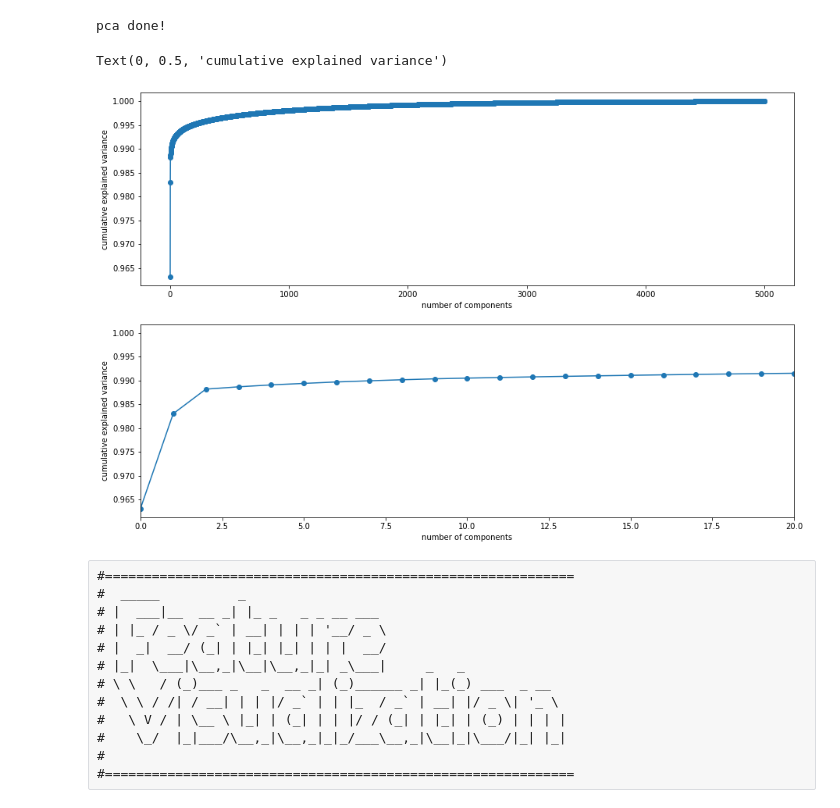
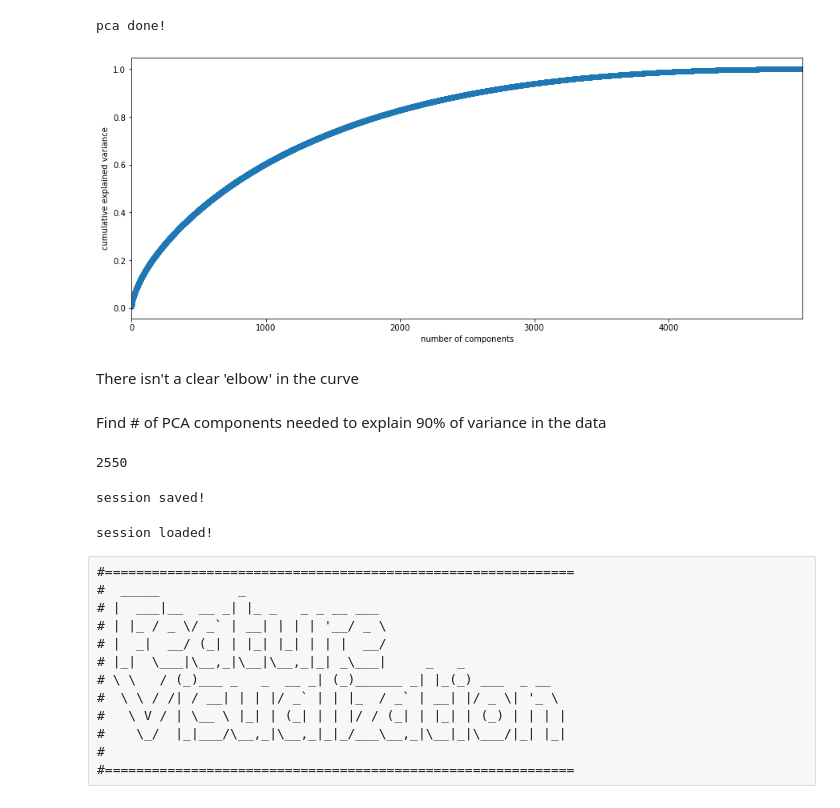
Before and after one commit to clairebrekken/CourseProject, a Jupyter notebook: jx_dev/dev.ipynb, the cells around one changed output. Drawn from its saved outputs; the diff is of its cells as text; code cells hidden in the pictures.

```diff
--- a/jx_dev/dev.ipynb
+++ b/jx_dev/dev.ipynb
@@ -104,7 +104,8 @@ x_train.shape
 #==========================================
 # %%
 # compute PCAs
-pca = PCA().fit(x_train)
+x_train_scaled = StandardScaler().fit_transform(x_train)
+pca            = PCA().fit(x_train_scaled)
 print('pca done!')
 # %% [output]
 pca done!
@@ -114,27 +115,38 @@ var_exp = np.cumsum(pca.explained_variance_ratio_)
 
 # num of components
 n_comp  = range(len(var_exp))
-# %%
-# plot explained variance vs. # of components
-
-f, (ax1, ax2) = plt.subplots(2, 1, sharey = True, figsize = (15, 10))
-ax1.plot(n_comp, var_exp, '-o')
-ax1.set_xlabel('number of components')
-ax1.set_ylabel('cumulative explained variance')
-
-# zoom in
-xmax = 20
-ax2.plot(n_comp, var_exp, '-o')
-ax2.set_xlim([0, xmax])
-ax2.set_xlabel('number of components')
-ax2.set_ylabel('cumulative explained variance')
-# %% [output]
-Text(0, 0.5, 'cumulative explained variance')
-[figure, removed]
+# %%
+# plot explained variance vs. # of components
+ax = plt.figure(figsize = (15, 6))
+plt.plot(n_comp, var_exp, '-o')
+plt.xlabel('number of components')
+plt.ylabel('cumulative explained variance')
+plt.autoscale(enable = True, axis = 'x', tight = True)
+# %% [output]
+[figure, added]
+# %% [markdown]
+There isn't a clear 'elbow' in the curve
+# %% [markdown]
+Find # of PCA components needed to explain 90% of variance in the data
+# %%
+n_pca = np.where(var_exp >= 0.9)[0][0]
+print(n_pca)
+# %% [output]
+2550
 # %%
 # save session
 import dill
 dill.dump_session('nb_pca_complete.db')
+print('session saved!')
+# %% [output]
+session saved!
+# %%
+# load session
+import dill
+dill.load_session('nb_pca_complete.db')
+print('session loaded!')
+# %% [output]
+session loaded!
 # %% [raw]
 #============================================================
 #  _____          _
```
Also changed, not shown: parts of 15 cells of this notebook.
